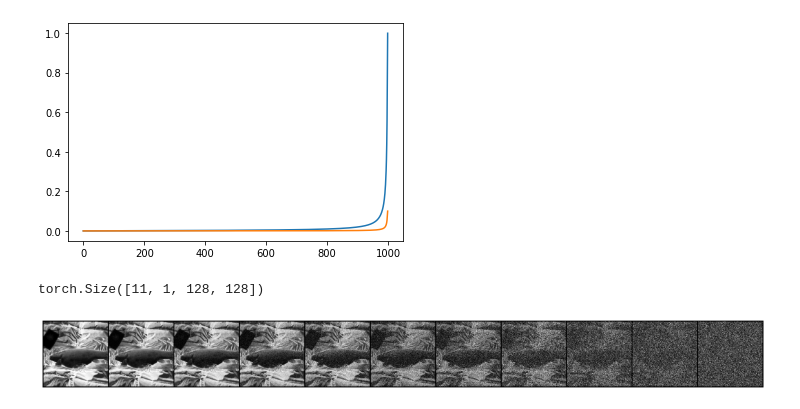
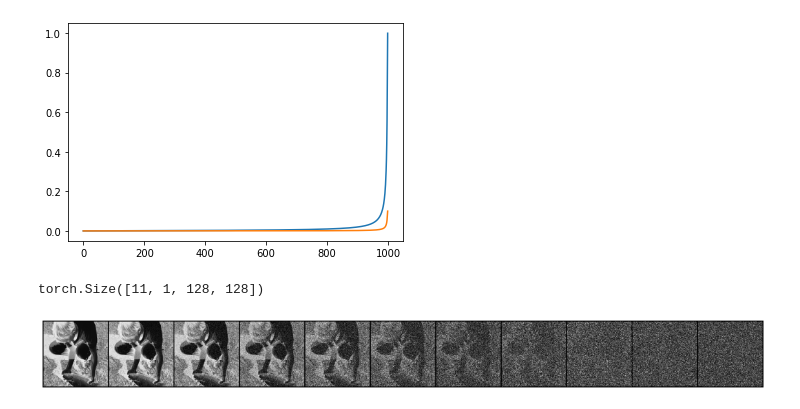
Before and after one commit to saiboxx/denoising-diffusion-pytorch, a Jupyter notebook: sandbox.ipynb, the cells around one changed output. Drawn from its saved outputs; the diff is of its cells as text; code cells hidden in the pictures.

```diff
--- a/sandbox.ipynb
+++ b/sandbox.ipynb
@@ -36,25 +36,29 @@ plt.show()
 # %% [output]
 [figure]
 # %%
-img_fft = k_space[0]
+img_fft = k_space[5]
 
 counter = 0
 imgs = []
+
+betas = cosine_beta_schedule(timesteps=1000)
+betas *= 0.2
+
 for beta in betas:
     img_fft *= torch.sqrt(1 - torch.tensor(beta))
     img_fft += torch.randn_like(img_fft) * beta
 
     if counter % 100 == 0 or counter == 999:
         img_complex = img_fft[0] + 1j * img_fft[1]
         img_complex = fft.ifftshift(fft.ifft2(fft.fftshift(img_complex), norm='forward'))
         plt_img = torch.abs(img_complex)
         plt_img = (plt_img - plt_img.min())/(plt_img.max() - plt_img.min())
         imgs.append(plt_img.unsqueeze(0))
 
     counter += 1
 
 print(torch.stack(imgs).shape)
 plot_imgs(torch.stack(imgs), ncols=11, fig_size=(20, 5))
 # %% [output]
 torch.Size([11, 1, 128, 128])
-[figure, old version]
+[figure, new version]
```
Also changed, not shown: parts of 2 cells of this notebook, 6 other files.
